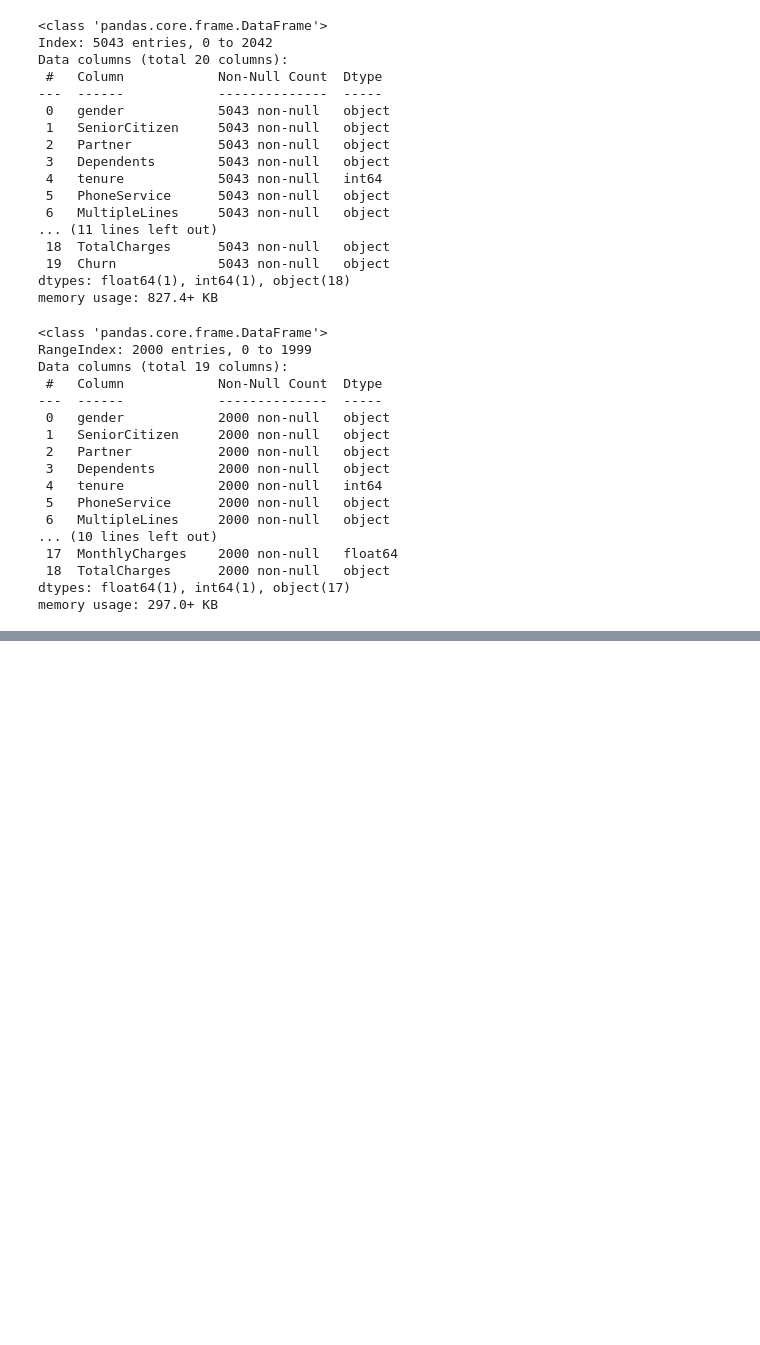
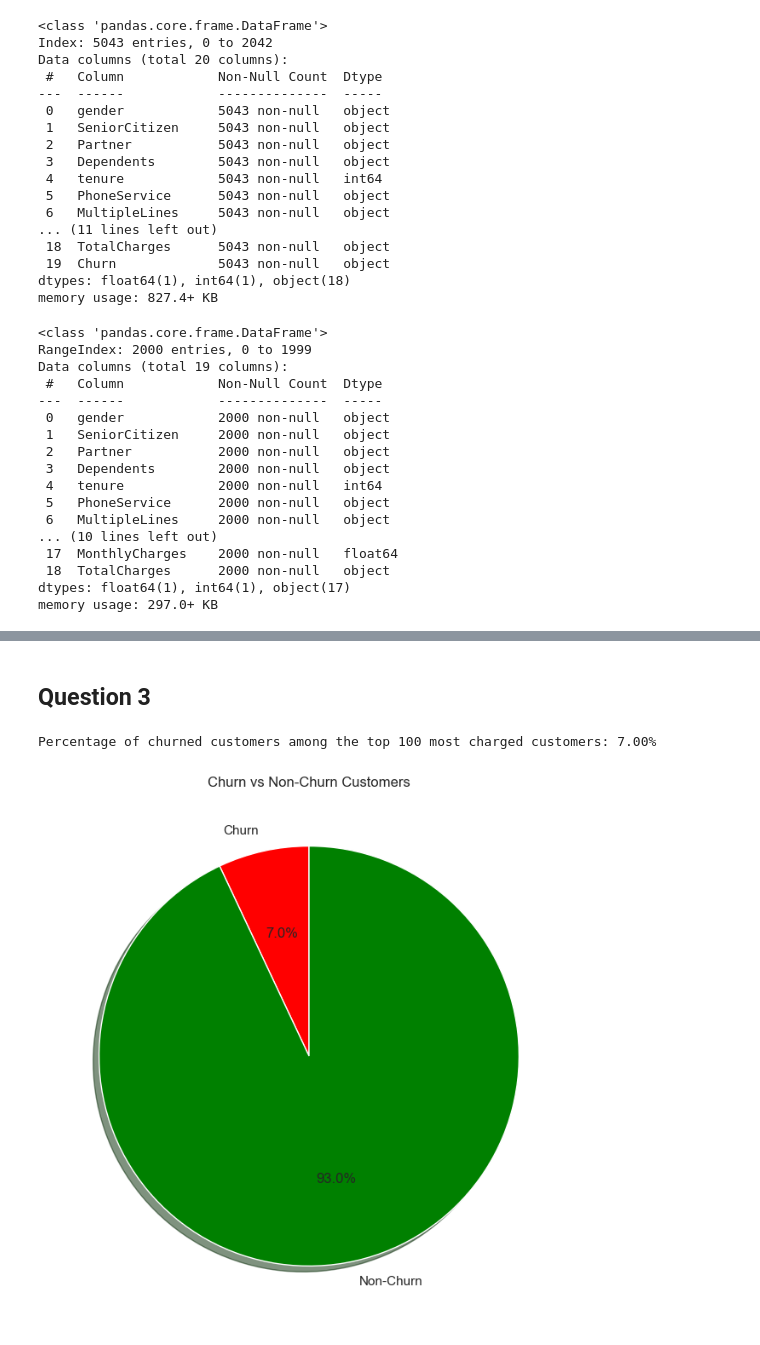
Before and after one commit to BrianBassey37/Project_Portfolio, a Jupyter notebook: Telco_churn/Telco_churn_notebook.ipynb, the cells around one changed output, grey strips where cells are left out. Saved outputs shown, nothing was run; the diff lists cells and outputs as text; code cells hidden in the pictures; blank space fills up the shorter version.

```diff
--- a/Telco_churn/Telco_churn_notebook.ipynb
+++ b/Telco_churn/Telco_churn_notebook.ipynb
@@ -634,0 +729,20 @@ data_1.describe()
+# %% [markdown]
+## Question 3
+# %%
+sorted_customers = train_data.sort_values(by='TotalCharges', ascending=False)
+top_100_customers = sorted_customers.head(100)
+churned_top_100 = top_100_customers[top_100_customers['Churn'] == 1]
+non_churned_top_100 = top_100_customers[top_100_customers['Churn'] == 0]
+percentage_churned_top_100 = len(churned_top_100) / len(top_100_customers) * 100
+print(f'Percentage of churned customers among the top 100 most charged customers: {percentage_churned_top_100:.2f}%')
+
+labels = ['Churn', 'Non-Churn']
+counts = [len(churned_top_100), len(non_churned_top_100)]
+fig, ax = plt.subplots(figsize=(8, 8))
+ax.pie(counts, labels=labels, autopct='%1.1f%%', shadow=True, startangle=90, colors=['red', 'green'])
+ax.set_title('Churn vs Non-Churn Customers')
+plt.savefig(os.path.join(folder_path, 'churn_vs_non_churn_top_100_pie.png'))
+plt.show()
+# %% [output]
+Percentage of churned customers among the top 100 most charged customers: 7.00%
+[figure, added]
```
Also changed, not shown: parts of 47 cells of this notebook, 9 other files.
